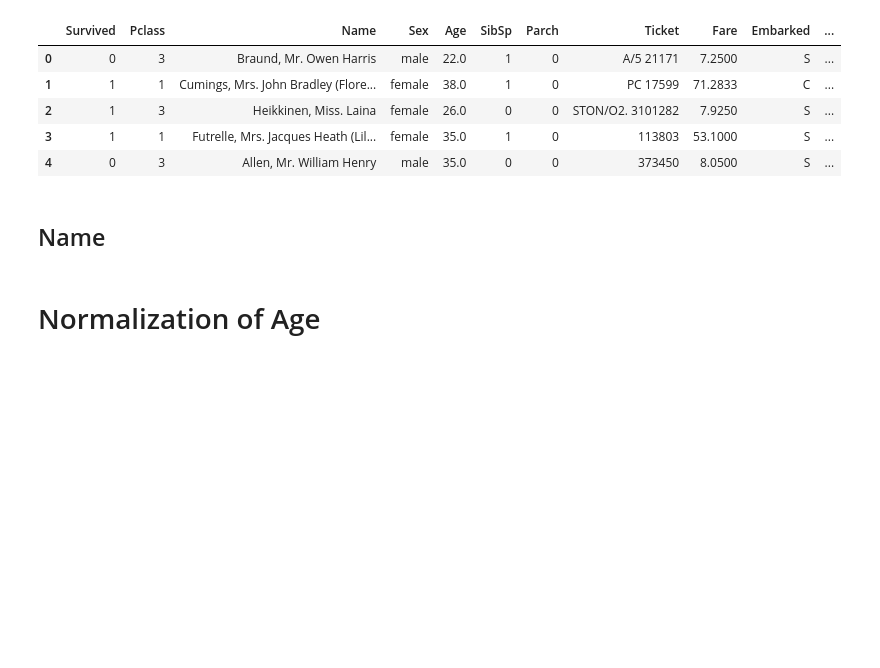
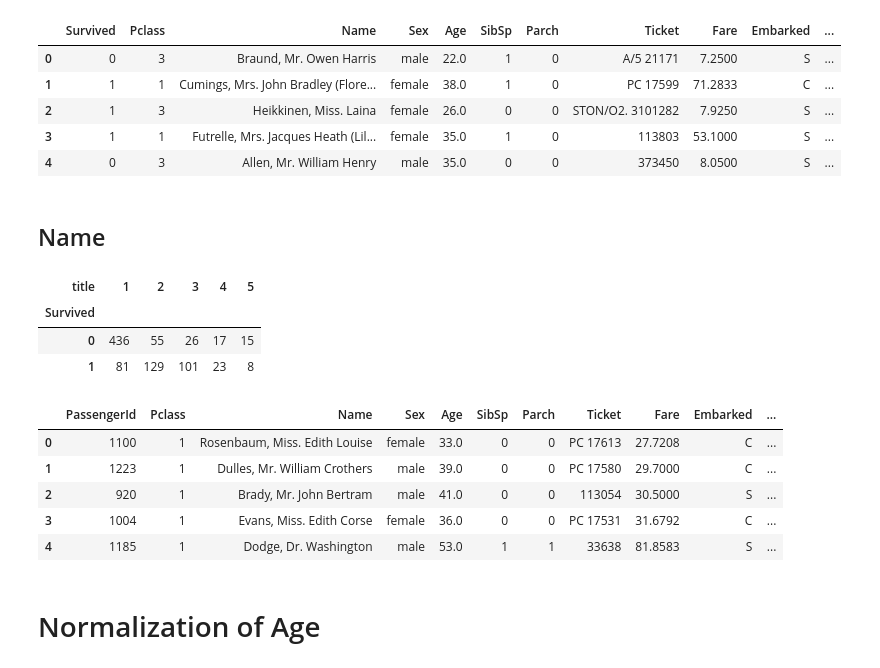
Before and after one commit to pratiksha-powar/Titanic_Survival_Prediction, a Jupyter notebook: Titanic_Analysis_Log_Reg.ipynb, the cells around one changed output. Cells and saved outputs as stored; diff of their text form; code cells hidden in the pictures; blank space fills up the shorter version.

```diff
--- a/Titanic_Analysis_Log_Reg.ipynb
+++ b/Titanic_Analysis_Log_Reg.ipynb
@@ -200,3 +195,20 @@ titanic_data_test.drop(['Name','Ticket'], axis=1, inplace=True)
+# %%
+pd.pivot_table(titanic_data_train, index = 'Survived', columns = 'title',
+               values = 'Ticket' ,aggfunc ='count')
+# %% [output]
+| title | 1 | 2 | 3 | 4 | 5 |
+| Survived |  |  |  |  |  |
+| 0 | 436 | 55 | 26 | 17 | 15 |
+| 1 | 81 | 129 | 101 | 23 | 8 |
+# %%
+titanic_data_test.head(5)
+# %% [output]
+|  | PassengerId | Pclass | Name | Sex | Age | SibSp | Parch | Ticket | Fare | Embarked | ... |
+| 0 | 1100 | 1 | Rosenbaum, Miss. Edith Louise | female | 33.0 | 0 | 0 | PC 17613 | 27.7208 | C | ... |
+| 1 | 1223 | 1 | Dulles, Mr. William Crothers | male | 39.0 | 0 | 0 | PC 17580 | 29.7000 | C | ... |
+| 2 | 920 | 1 | Brady, Mr. John Bertram | male | 41.0 | 0 | 0 | 113054 | 30.5000 | S | ... |
+| 3 | 1004 | 1 | Evans, Miss. Edith Corse | female | 36.0 | 0 | 0 | PC 17531 | 31.6792 | C | ... |
+| 4 | 1185 | 1 | Dodge, Dr. Washington | male | 53.0 | 1 | 1 | 33638 | 81.8583 | S | ... |
 # %% [markdown]
 # Normalization of Age
 # %%
```
Also changed, not shown: parts of 26 cells of this notebook.
